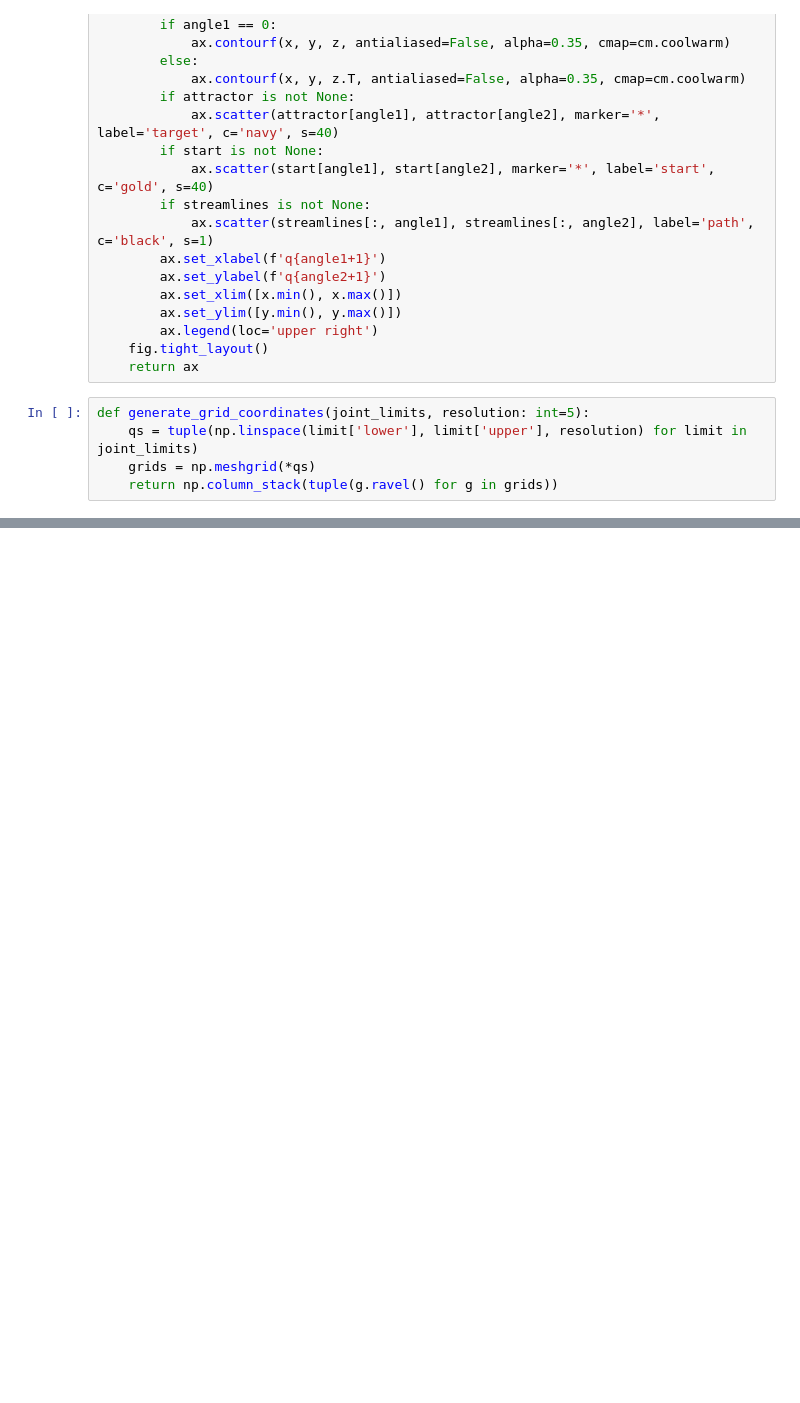
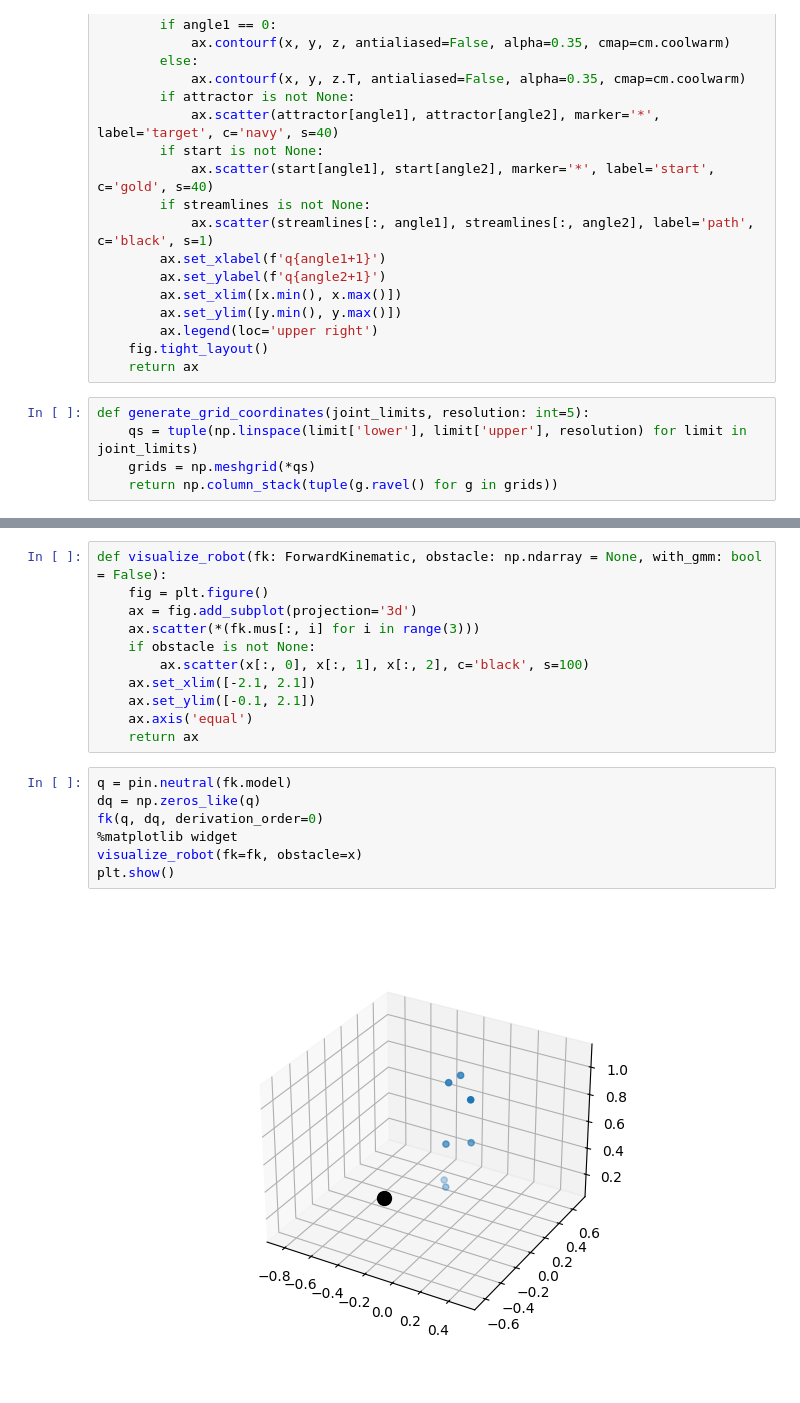
Before and after one commit to Bbosc/GDSOA, a Jupyter notebook: main_franka.ipynb, the cells around one changed output, grey strips where cells are left out. Saved outputs shown, nothing was run; the diff lists cells and outputs as text; blank space fills up the shorter version.

```diff
--- a/main_franka.ipynb
+++ b/main_franka.ipynb
@@ -111,0 +113,20 @@ plt.show()
+# %%
+def visualize_robot(fk: ForwardKinematic, obstacle: np.ndarray = None, with_gmm: bool = False):
+    fig = plt.figure()
+    ax = fig.add_subplot(projection='3d')
+    ax.scatter(*(fk.mus[:, i] for i in range(3)))
+    if obstacle is not None:
+        ax.scatter(x[:, 0], x[:, 1], x[:, 2], c='black', s=100)
+    ax.set_xlim([-2.1, 2.1])
+    ax.set_ylim([-0.1, 2.1])
+    ax.axis('equal')
+    return ax
+# %%
+q = pin.neutral(fk.model)
+dq = np.zeros_like(q)
+fk(q, dq, derivation_order=0)
+%matplotlib widget
+visualize_robot(fk=fk, obstacle=x)
+plt.show()
+# %% [output]
+[figure, added]
```
Also changed, not shown: parts of 5 cells of this notebook, 2 other files.
